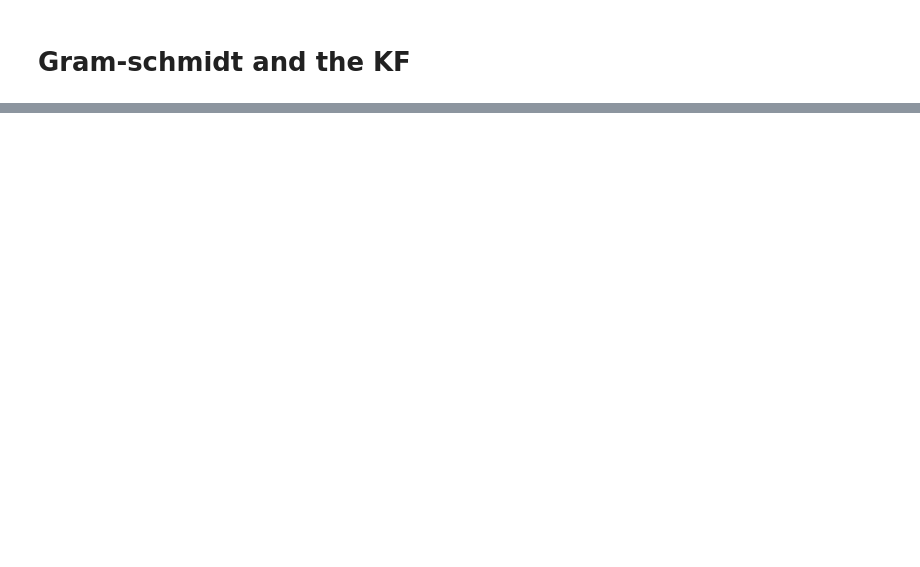
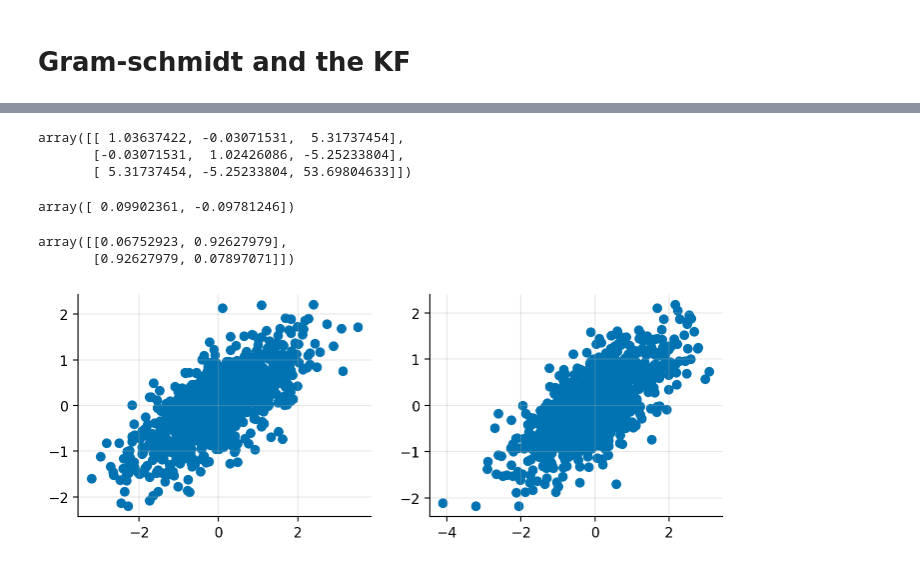
Before and after one commit to gerdm/misc, a Jupyter notebook: 2024-10/kf-as-matrix.ipynb, the cells around one changed output, grey strips where cells are left out. Saved outputs shown, nothing was run; the diff lists cells and outputs as text; code cells hidden in the pictures; blank space fills up the shorter version.

```diff
--- a/2024-10/kf-as-matrix.ipynb
+++ b/2024-10/kf-as-matrix.ipynb
@@ -44,0 +59,35 @@ array([[0., 0.],
+# %%
+np.random.seed(314)
+n_samples = 1000
+
+C = np.array([5, -5])
+f = np.random.randn(n_samples, 2)
+e = np.random.randn(n_samples) * 1.0
+
+y = np.einsum("m,sm->s", C, f) + e # signal + noise
+# %%
+cov = np.cov(np.c_[f, y], rowvar=False)
+cov
+# %% [output]
+array([[ 1.03637422, -0.03071531,  5.31737454],
+       [-0.03071531,  1.02426086, -5.25233804],
+       [ 5.31737454, -5.25233804, 53.69804633]])
+# %%
+Aopt = cov[-1, :2] / cov[-1, -1]
+Aopt
+# %% [output]
+array([ 0.09902361, -0.09781246])
+# %%
+fhat = np.einsum("s,m->sm", y, Aopt)
+# %%
+cov[:2, :2] - np.outer(Aopt, Aopt) / var_y
+# %% [output]
+array([[0.06752923, 0.92627979],
+       [0.92627979, 0.07897071]])
+# %%
+fig, axs = plt.subplots(1, 2, figsize=(6.4 * 1.3, 4.8 * 0.6))
+for ix, ax in enumerate(axs):
+    ax.scatter(f[:, ix], fhat[:, ix])
+    ax.grid(alpha=0.3)
+# %% [output]
+[figure, added]
```
Also changed, not shown: parts of 14 cells of this notebook.
